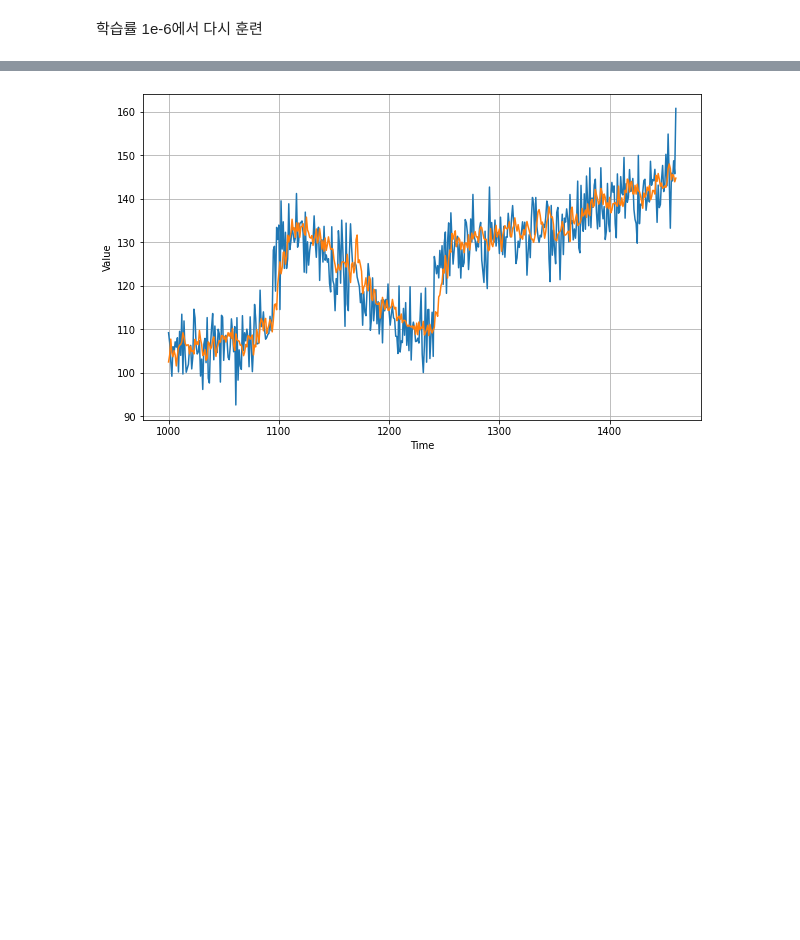
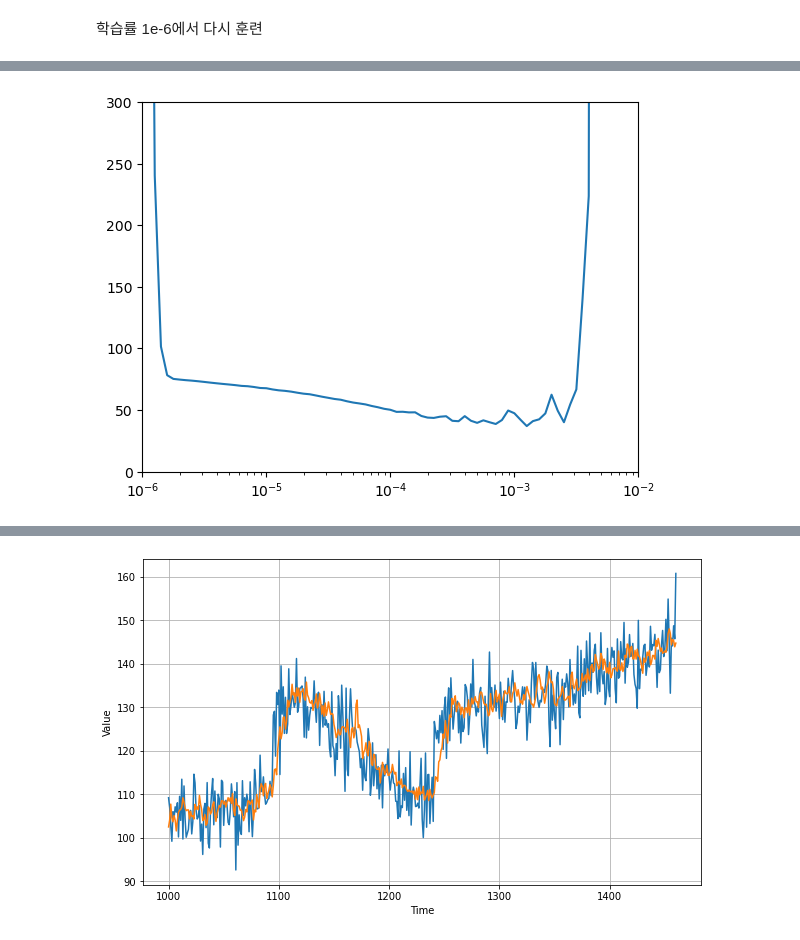
Before and after one commit to EYZ27/AIML4CODERS, a Jupyter notebook: ch10/10-sequence-prediction.ipynb, the cells around one changed output, grey strips where cells are left out. Saved outputs shown, nothing was run; the diff lists cells and outputs as text; code cells hidden in the pictures; blank space fills up the shorter version.

```diff
--- a/ch10/10-sequence-prediction.ipynb
+++ b/ch10/10-sequence-prediction.ipynb
@@ -353,4 +337,12 @@ Epoch 100/100
 <keras.callbacks.History at 0x...>
+# %%
+# learning_rate 스케줄에 따른 손실값 변화 눈으로 확인하기: 기준이 1e-6일 때
+lrs = 1e-6 * (10 ** (np.arange(100) / 20))
+plt.semilogx(lrs, history.history["loss"])
+plt.axis([1e-6, 1e-2, 0, 300])
+plt.show()
+# %% [output]
+[figure, added]
 # %%
 forecast = []
 for time in range(len(series) - window_size):
```
Also changed, not shown: parts of 21 cells of this notebook, 1 other file.
